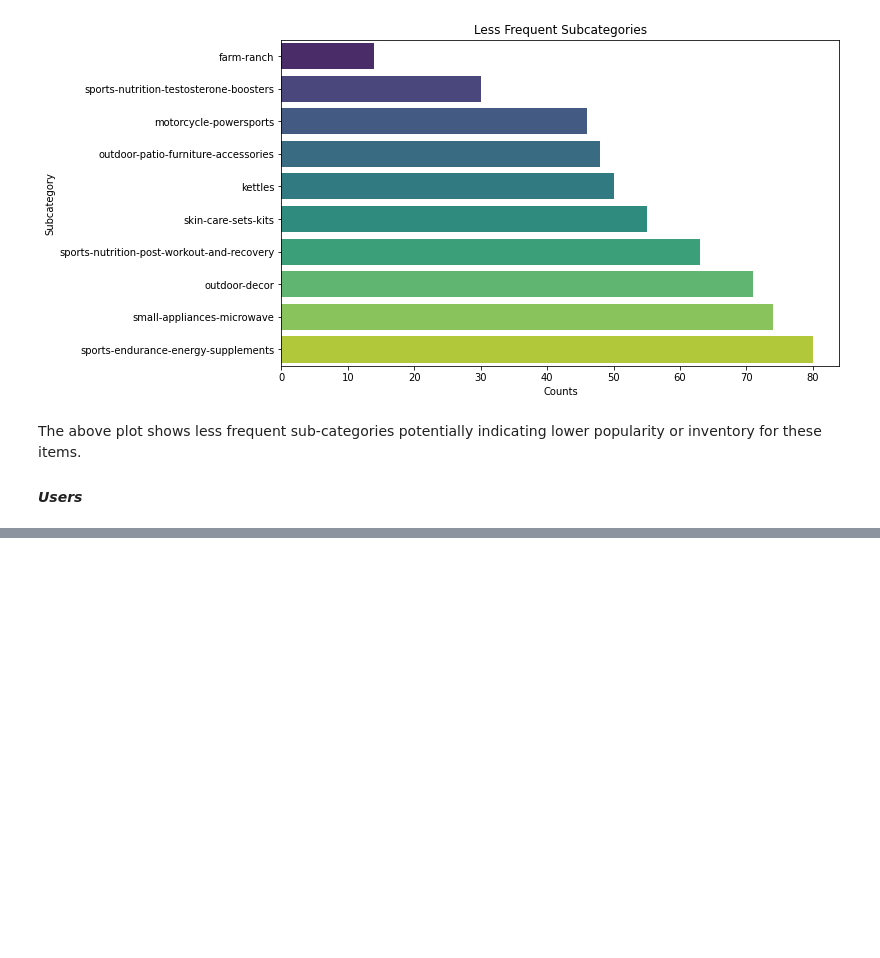
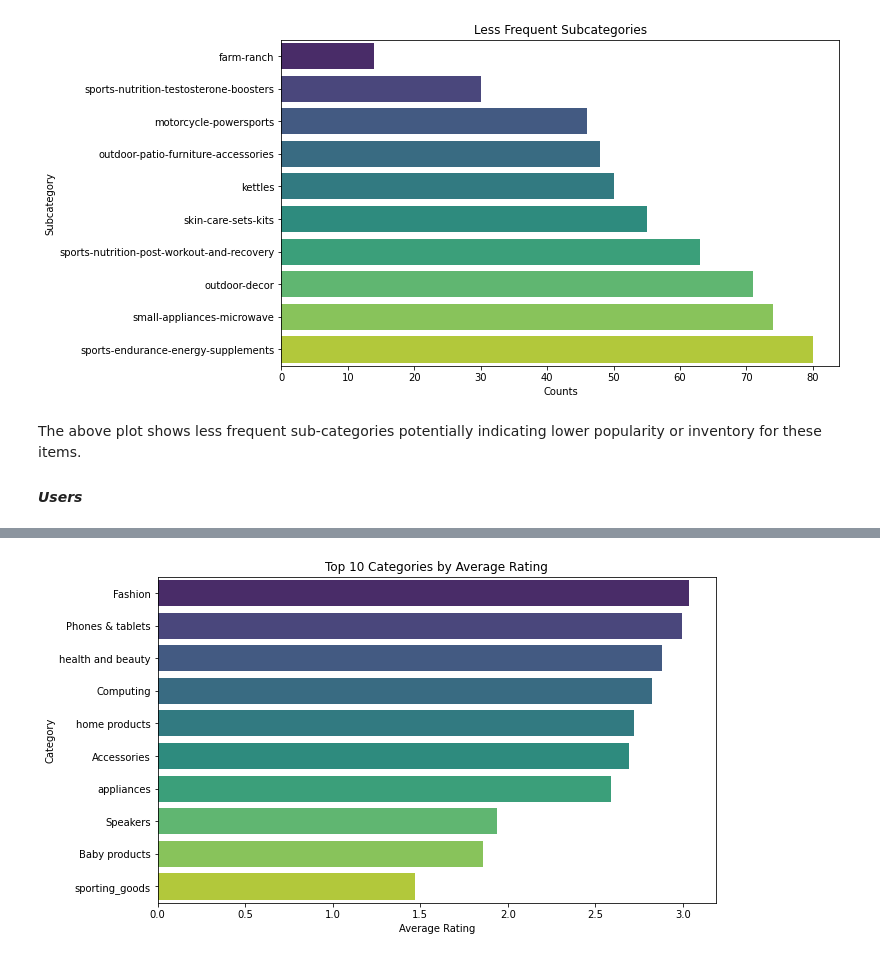
Before and after one commit to joakimTI/JUMIA-PRODUCTS-RECOMMENDATION-AND-PRODUCT-REVIEW-SYSTEM, a Jupyter notebook: index.ipynb, the cells around one changed output, grey strips where cells are left out. Drawn from its saved outputs; the diff is of its cells as text; code cells hidden in the pictures; blank space fills up the shorter version.

```diff
--- a/index.ipynb
+++ b/index.ipynb
@@ -579,0 +573,16 @@ Name: count, dtype: int64
+# %%
+# Calculate the average rating for each category
+average_ratings = df.groupby('Category')['ratings'].mean()
+
+# Sort the categories by average rating and get the top 5
+top_5_categories = average_ratings.sort_values(ascending=False).head(10)
+
+# Plot the results
+plt.figure(figsize=(10, 6))
+sns.barplot(x=top_5_categories.values, y=top_5_categories.index, palette='viridis')
+plt.title('Top 10 Categories by Average Rating')
+plt.xlabel('Average Rating')
+plt.ylabel('Category')
+plt.show();
+# %% [output]
+[figure, added]
```
Also changed, not shown: parts of 7 cells of this notebook.
